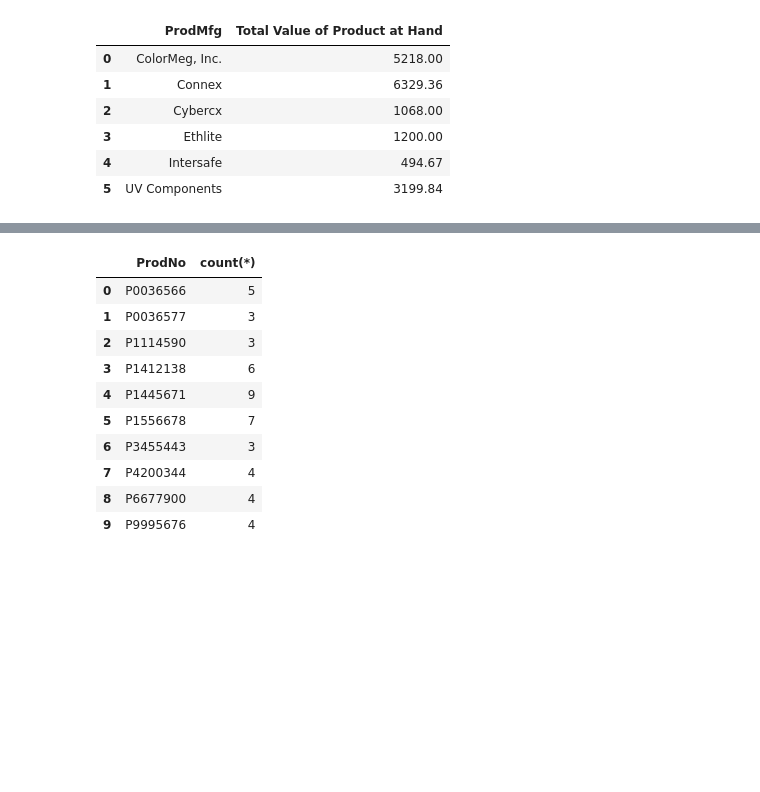
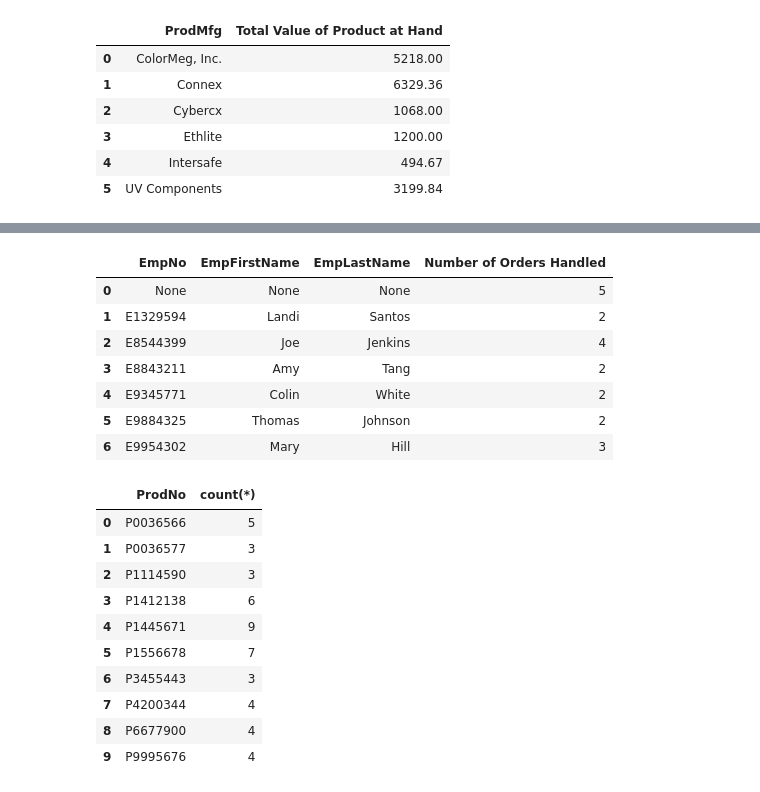
Before and after one commit to ogut77/BA, a Jupyter notebook: Homework3.ipynb, the cells around one changed output, grey strips where cells are left out. Cells and saved outputs as stored; diff of their text form; code cells hidden in the pictures; blank space fills up the shorter version.

```diff
--- a/Homework3.ipynb
+++ b/Homework3.ipynb
@@ -231,3 +240,22 @@ Q8
+# %%
+#15-List the number of orders and vlaue of it  handled by each employee. List employerr first name and last name if
+#There is associated firs name and last name
+txt='''
+select Employee.EmpNo,EmpFirstName,EmpLastName,count(*) as 'Number of Orders Handled'
+From OrderTbl left join Employee on OrderTbl.EmpNo=Employee.EmpNo
+Group by Employee.EmpNo
+'''
+Q15 =  psql.sqldf(txt)
+Q15
+# %% [output]
+|  | EmpNo | EmpFirstName | EmpLastName | Number of Orders Handled |
+| 0 | None | None | None | 5 |
+| 1 | E1329594 | Landi | Santos | 2 |
+| 2 | E8544399 | Joe | Jenkins | 4 |
+| 3 | E8843211 | Amy | Tang | 2 |
+| 4 | E9345771 | Colin | White | 2 |
+| 5 | E9884325 | Thomas | Johnson | 2 |
+| 6 | E9954302 | Mary | Hill | 3 |
 # %%
 #9-How many times each product are ordered?
 txt='''
```
Also changed, not shown: parts of 7 cells of this notebook.
